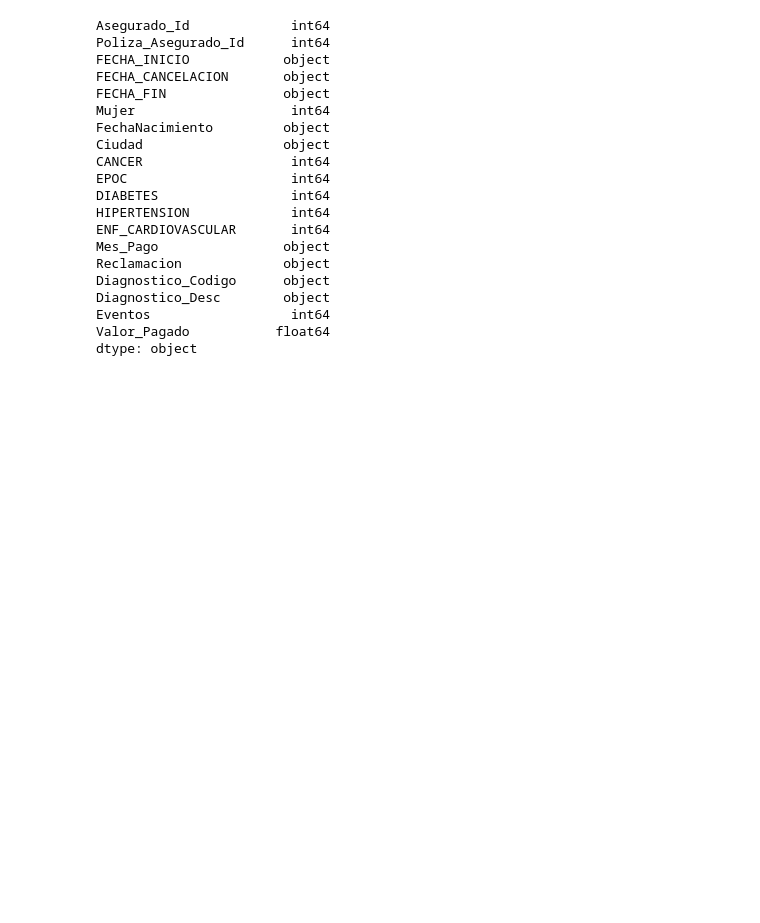
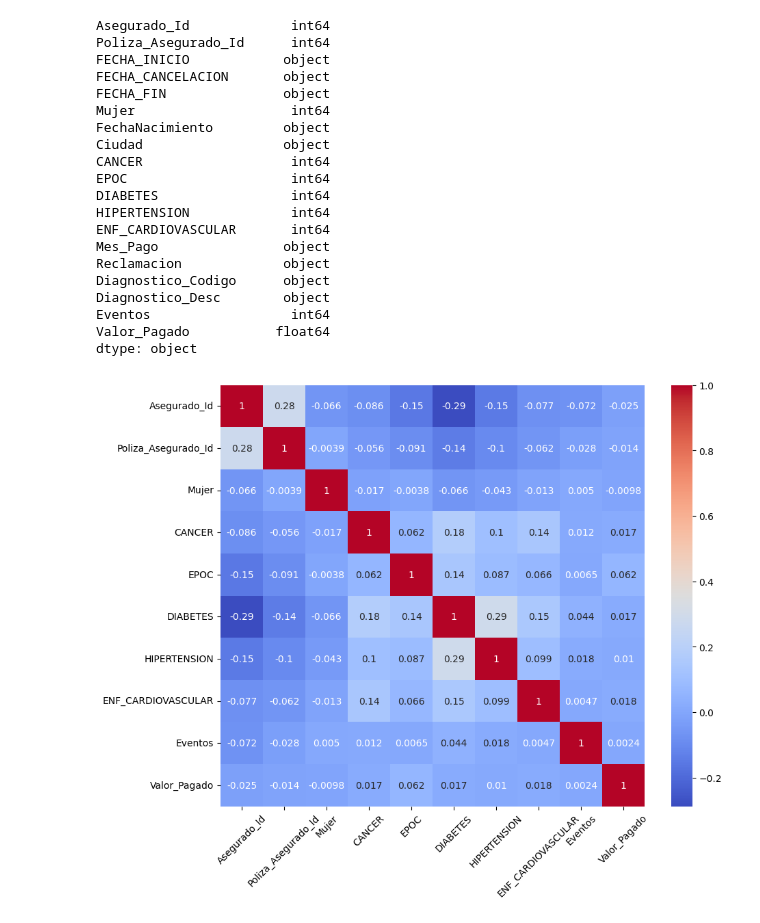
Before and after one commit to JavierBurgos-web/Alll_Proyecto_Finanzas, a Jupyter notebook: 3_notebook/a_exploracion.ipynb, the cells around one changed output. Cells and saved outputs as stored; diff of their text form; code cells hidden in the pictures; blank space fills up the shorter version.

Commit message:
correlacion de variables numericas

```diff
--- a/3_notebook/a_exploracion.ipynb
+++ b/3_notebook/a_exploracion.ipynb
@@ -375,3 +375,24 @@ Diagnostico_Desc        object
 Eventos                  int64
 Valor_Pagado           float64
 dtype: object
+# %%
+# Seleccionar solo las variables numéricas
+numeric_vars = merged_data.select_dtypes(include='number')
+
+# Crear la matriz de correlación
+correlation_matrix = numeric_vars.corr()
+
+# Crear la figura y el eje
+fig, ax = plt.subplots(figsize=(10, 8))
+
+# Crear el mapa de calor
+sns.heatmap(correlation_matrix, annot=True, cmap='coolwarm', ax=ax)
+
+# Ajustar las etiquetas de los ejes
+ax.set_xticklabels(correlation_matrix.columns, rotation=45)
+ax.set_yticklabels(correlation_matrix.columns, rotation=0)
+
+# Mostrar la gráfica
+plt.show()
+# %% [output]
+[figure, added]
```
Also changed, not shown: parts of 1 cell of this notebook.
